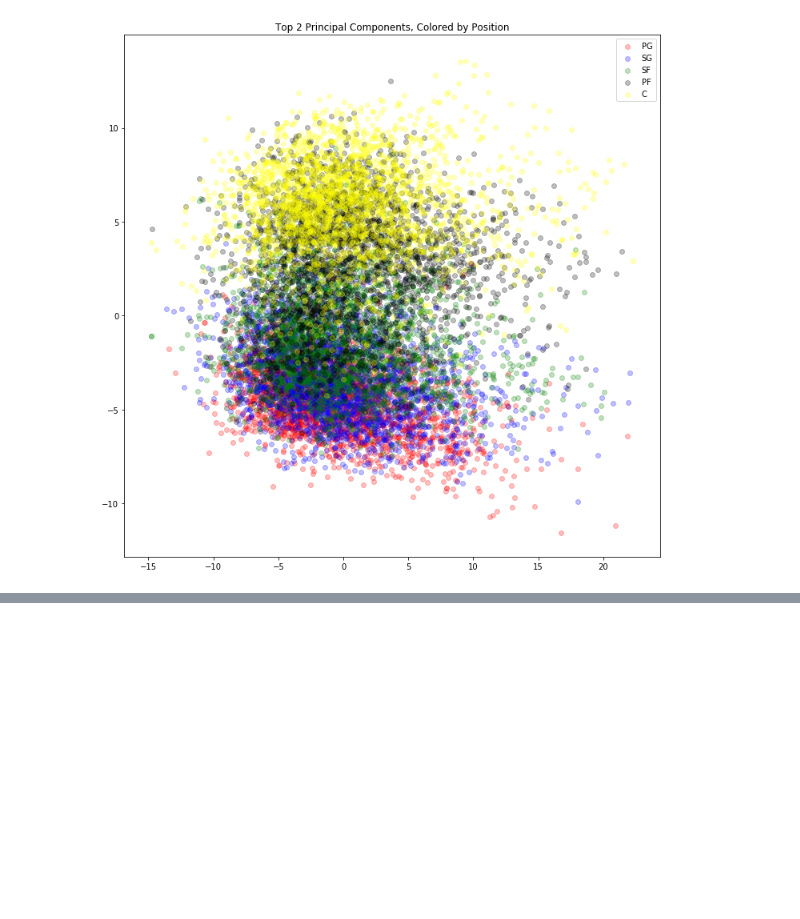
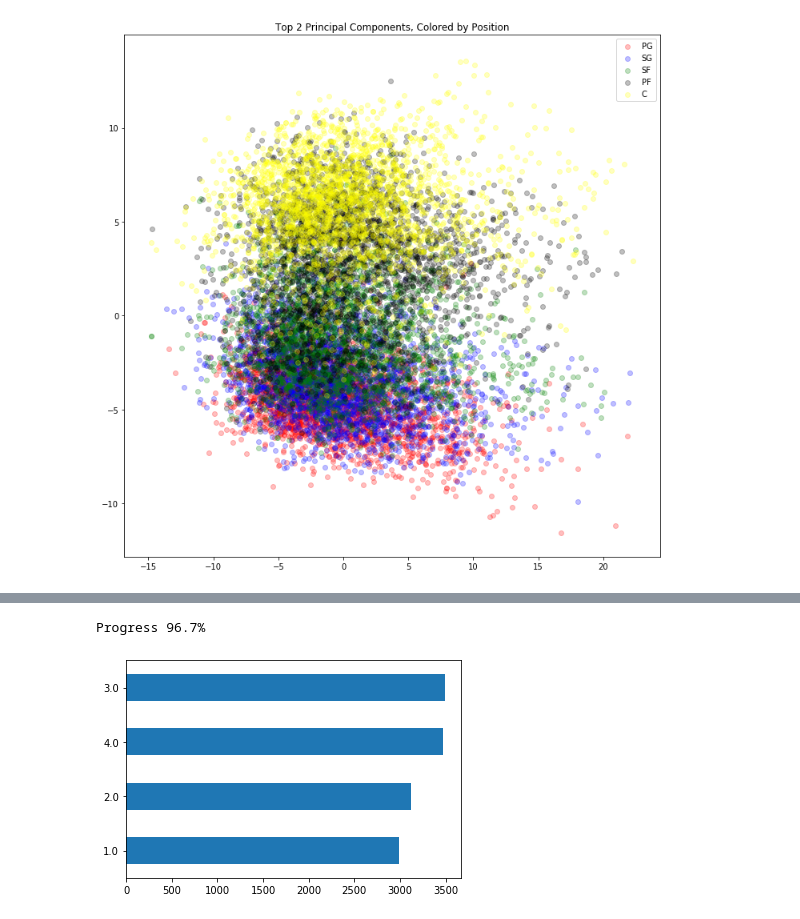
Before and after one commit to burnhamdr/NBA-Decade-Comparison, a Jupyter notebook: NBAstatsExploration.ipynb, the cells around one changed output, grey strips where cells are left out. Drawn from its saved outputs; the diff is of its cells as text; code cells hidden in the pictures; blank space fills up the shorter version.

```diff
--- a/NBAstatsExploration.ipynb
+++ b/NBAstatsExploration.ipynb
@@ -261,0 +409,32 @@ Progress 96.7%
+# %%
+#Instead of BPM.. let's calculate years in top 25% WS for each player...
+#start by calculating percentile of each player's WS for each year
+years = stats_filt.loc[:, 'Year'].unique().tolist()#list of years in data set
+percentile_cutoff = 75.0
+bpm_list = []
+stats_filt['WS_annual_percentile'] = np.nan #initialize empty column for holding annual BPM percentile
+stats_filt['WS_class'] = np.nan #initialize empty column for holding BPM class (is top 25% or not?)
+count = 0
+for y in years:
+    print("Progress {:2.1%}".format(count / (len(years))), end="\r")#print progress
+    temp = stats_filt[stats_filt["Year"] == y].loc[:, ['Player', 'WS']]#grab out Player name and BPM data for each year
+    for p in temp['Player']:
+        playerWS = temp.loc[temp[temp['Player'] == p].index, 'WS']#get the player's WS for the year
+        percentile = stats.percentileofscore(temp['WS'], playerWS.iloc[0])#calculate what percentile the player's WS is
+        pidx = stats_filt[(stats_filt['Player'] == p) & (stats_filt["Year"] == y)].index#get index of player for the year in full dataset
+        stats_filt.loc[pidx,'WS'] = percentile#fill in player's WS percentile value for the year
+        if percentile > 75.0:#check if the percentile is above the cutoff
+            stats_filt.loc[pidx,'WS_class'] = 4#if the player has a WS percentile higher than cutoff, class 4
+        elif percentile > 50.0:
+            stats_filt.loc[pidx,'WS_class'] = 3#if the player has a WS percentile higher than cutoff, class 3
+        elif percentile > 25.0:
+            stats_filt.loc[pidx,'WS_class'] = 2#if the player has a WS percentile higher than cutoff, class 2
+        else:
+            stats_filt.loc[pidx,'WS_class'] = 1#otherwise, class 1
+    count = count + 1
+
+stats_filt.WS_class.value_counts().sort_values().plot(kind = 'barh')#counts of BPM classes
+plt.show()
+# %% [output]
+Progress 96.7%
+[figure, added]
```
Also changed, not shown: parts of 12 cells of this notebook.
